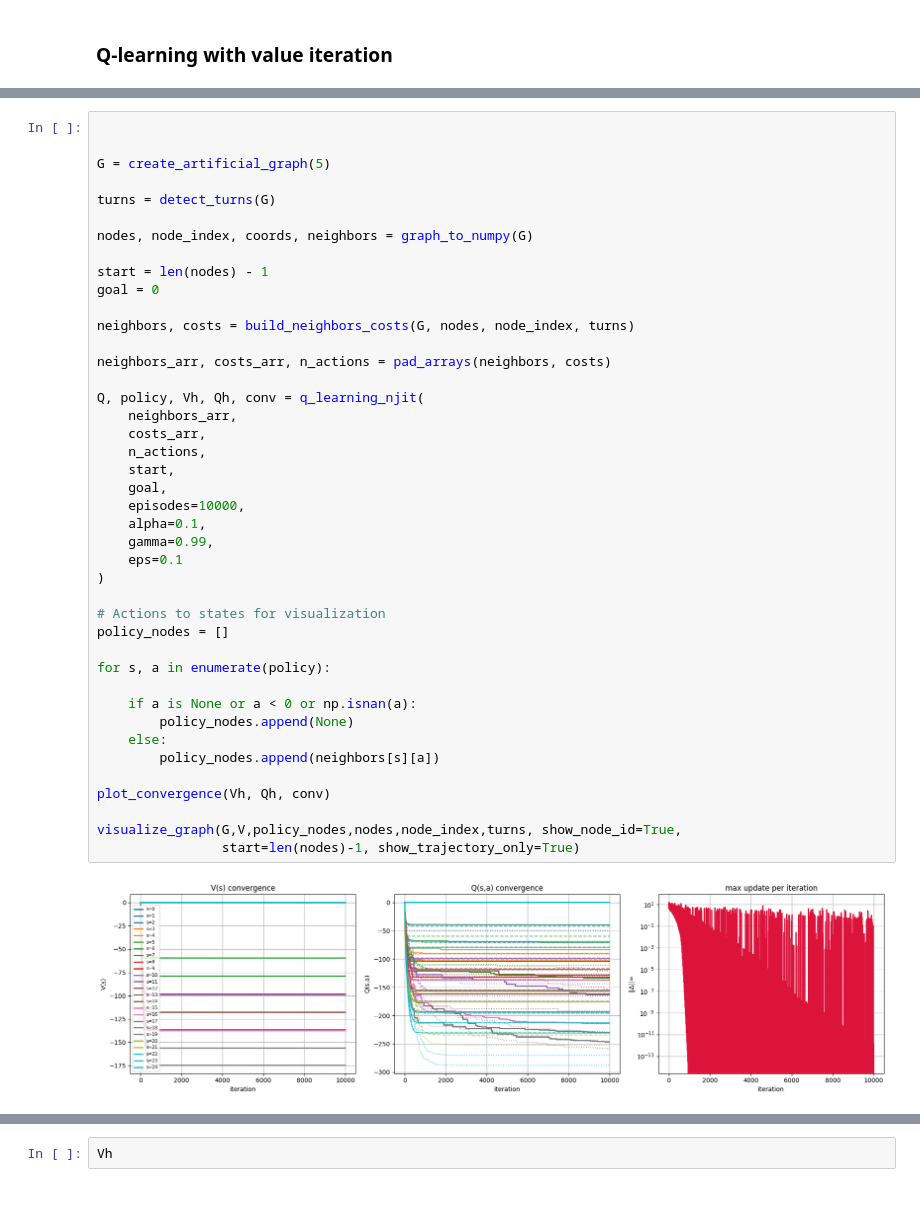
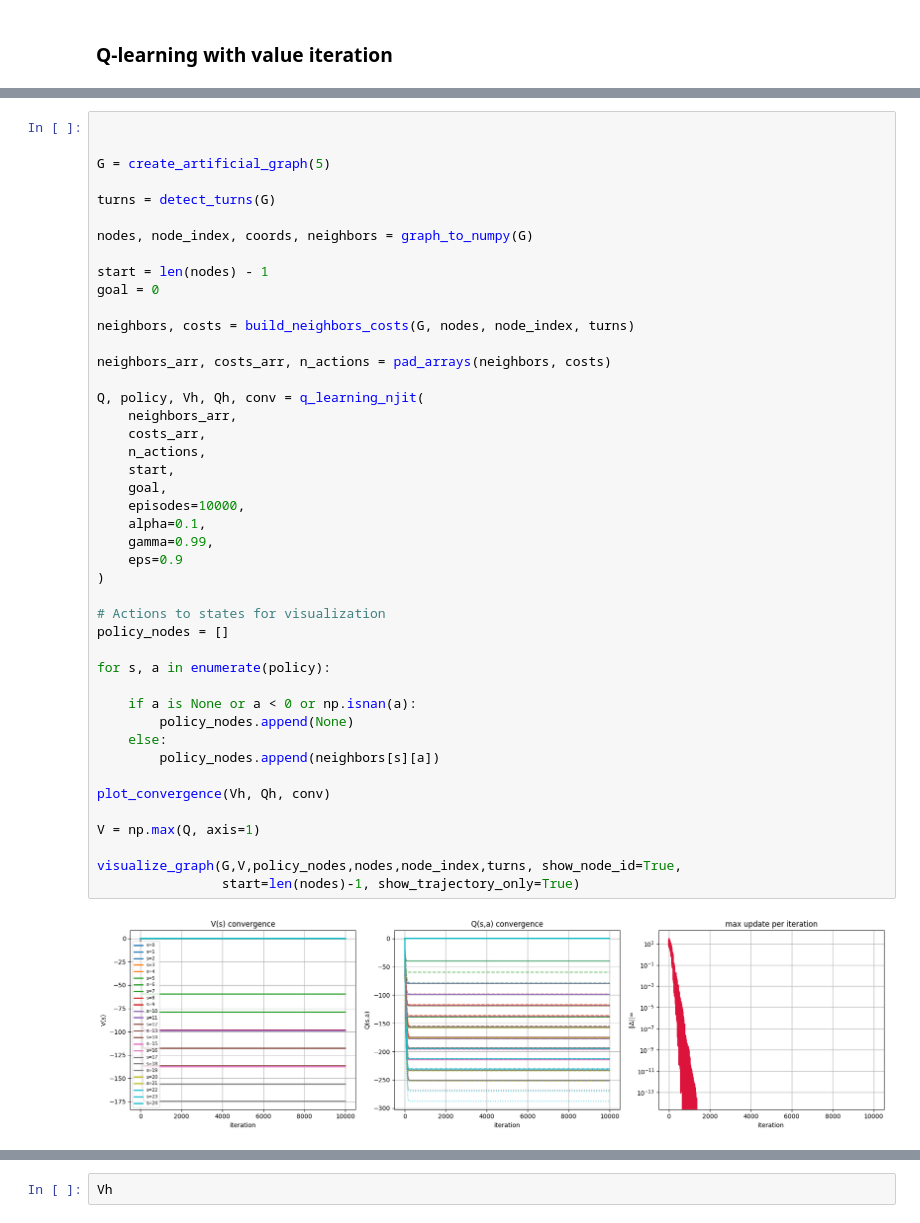
Before and after one commit to CamelPoem32/City-Navigation-Qlearn, a Jupyter notebook: test.ipynb, the cells around one changed output, grey strips where cells are left out. Drawn from its saved outputs; the diff is of its cells as text.

```diff
--- a/test.ipynb
+++ b/test.ipynb
@@ -959,35 +1170,37 @@ goal = 0
 neighbors, costs = build_neighbors_costs(G, nodes, node_index, turns)
 
 neighbors_arr, costs_arr, n_actions = pad_arrays(neighbors, costs)
 
 Q, policy, Vh, Qh, conv = q_learning_njit(
     neighbors_arr,
     costs_arr,
     n_actions,
     start,
     goal,
     episodes=10000,
     alpha=0.1,
     gamma=0.99,
-    eps=0.1
+    eps=0.9
 )
 
 # Actions to states for visualization
 policy_nodes = []
 
 for s, a in enumerate(policy):
 
     if a is None or a < 0 or np.isnan(a):
         policy_nodes.append(None)
     else:
         policy_nodes.append(neighbors[s][a])
 
 plot_convergence(Vh, Qh, conv)
 
+V = np.max(Q, axis=1)
+
 visualize_graph(G,V,policy_nodes,nodes,node_index,turns, show_node_id=True,
                 start=len(nodes)-1, show_trajectory_only=True)
 # %% [output]
-[figure, old version]
+[figure, new version]
 [figure]
 # %%
 G = create_city_graph("Piedmont, California, USA")
```
Also changed, not shown: parts of 10 cells of this notebook.
